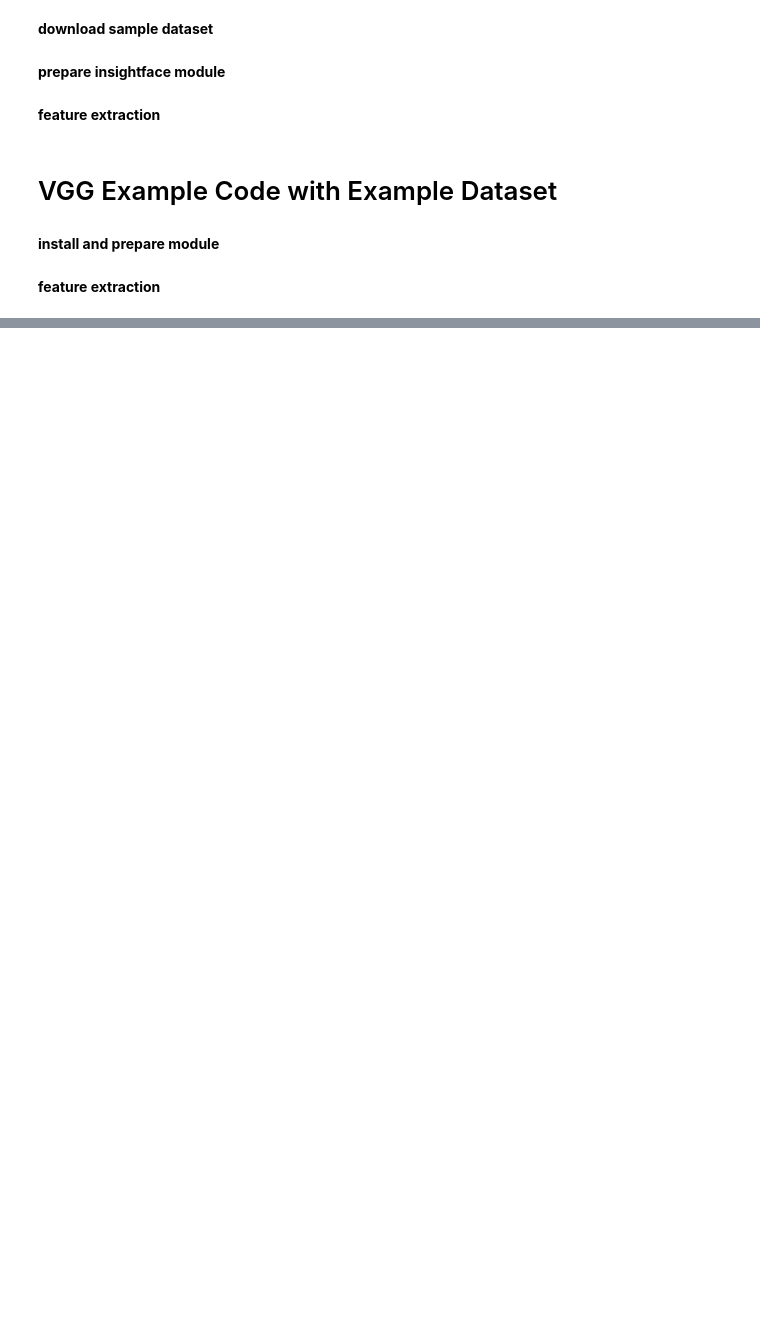
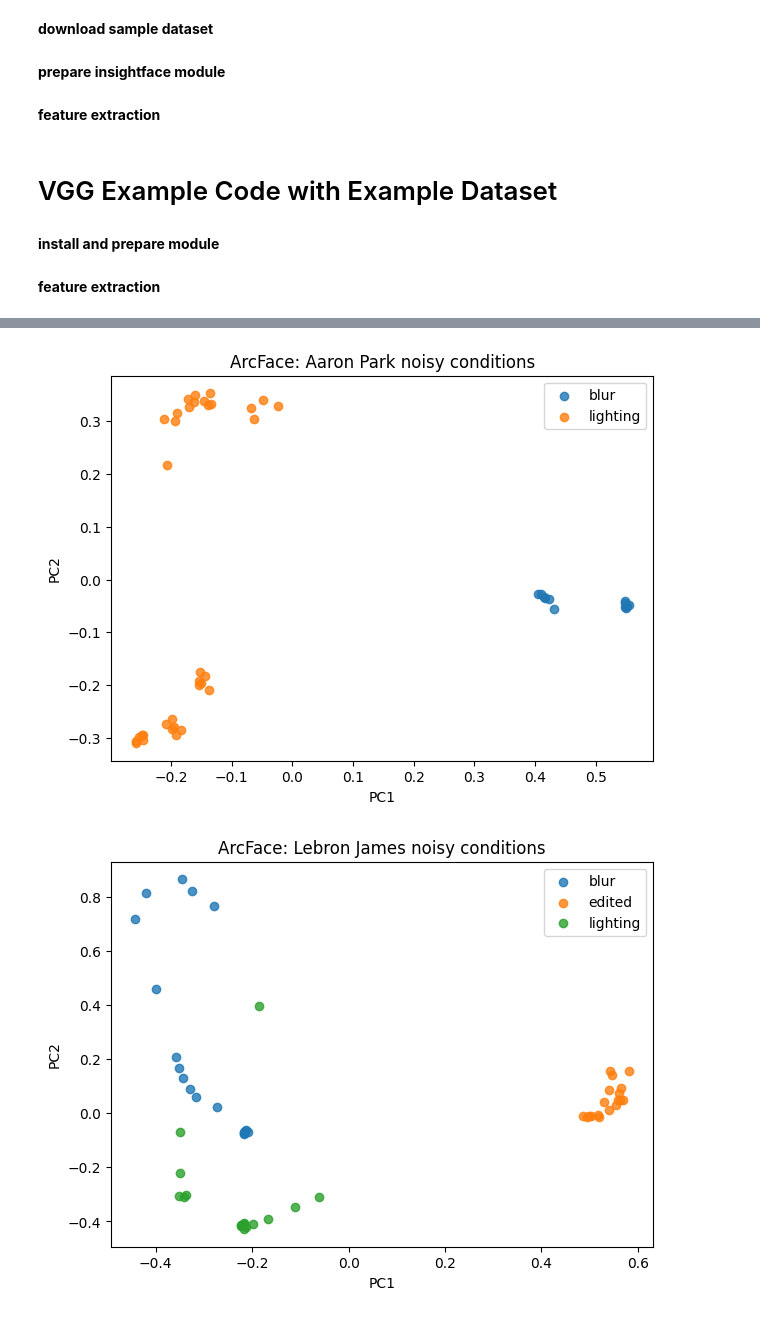
Before and after one commit to aaronmpark/DS3001-Project, a Jupyter notebook: Stage 2/DS3001_Part2.ipynb, the cells around one changed output, grey strips where cells are left out. Drawn from its saved outputs; the diff is of its cells as text; code cells hidden in the pictures; blank space fills up the shorter version.

```diff
--- a/Stage 2/DS3001_Part2.ipynb
+++ b/Stage 2/DS3001_Part2.ipynb
@@ -413,0 +452,6 @@ VGG probe: (588, 4096)
+# %%
+arc_probe_filenames = np.load(os.path.join(base_path, "arcface_probe_filenames.npy"), allow_pickle=True)
+vgg_probe_filenames = np.load(os.path.join(base_path, "vgg_probe_filenames.npy"), allow_pickle=True)
+
+print(arc_probe_filenames[:10])
+print(vgg_probe_filenames[:10])
@@ -413,0 +495,13 @@ VGG probe: (588, 4096)
+# %%
+# making clean & noisy subsets
+arc_clean_mask = arc_probe_conditions == "clean"
+arc_noisy_mask = arc_probe_conditions != "clean"
+
+vgg_clean_mask = vgg_probe_conditions == "clean"
+vgg_noisy_mask = vgg_probe_conditions != "clean"
+
+print("ArcFace clean probe samples:", np.sum(arc_clean_mask))
+print("ArcFace noisy probe samples:", np.sum(arc_noisy_mask))
+
+print("VGG clean probe samples:", np.sum(vgg_clean_mask))
+print("VGG noisy probe samples:", np.sum(vgg_noisy_mask))
@@ -413,0 +633,38 @@ VGG probe: (588, 4096)
+# %%
+identity_1 = "Aaron Park"
+identity_2 = "Lebron James"
+
+plot_identity_conditions(
+    arc_probe_features[arc_noisy_mask],
+    arc_probe_labels[arc_noisy_mask],
+    arc_probe_conditions[arc_noisy_mask],
+    identity_1,
+    f"ArcFace: {identity_1} noisy conditions"
+)
+
+plot_identity_conditions(
+    arc_probe_features[arc_noisy_mask],
+    arc_probe_labels[arc_noisy_mask],
+    arc_probe_conditions[arc_noisy_mask],
+    identity_2,
+    f"ArcFace: {identity_2} noisy conditions"
+)
+
+plot_identity_conditions(
+    vgg_probe_features[vgg_noisy_mask],
+    vgg_probe_labels[vgg_noisy_mask],
+    vgg_probe_conditions[vgg_noisy_mask],
+    identity_1,
+    f"VGG: {identity_1} noisy conditions"
+)
+
+plot_identity_conditions(
+    vgg_probe_features[vgg_noisy_mask],
+    vgg_probe_labels[vgg_noisy_mask],
+    vgg_probe_conditions[vgg_noisy_mask],
+    identity_2,
+    f"VGG: {identity_2} noisy conditions"
+)
+# %% [output]
+[figure, added]
+[figure, added]
```
Also changed, not shown: parts of 14 cells of this notebook.
